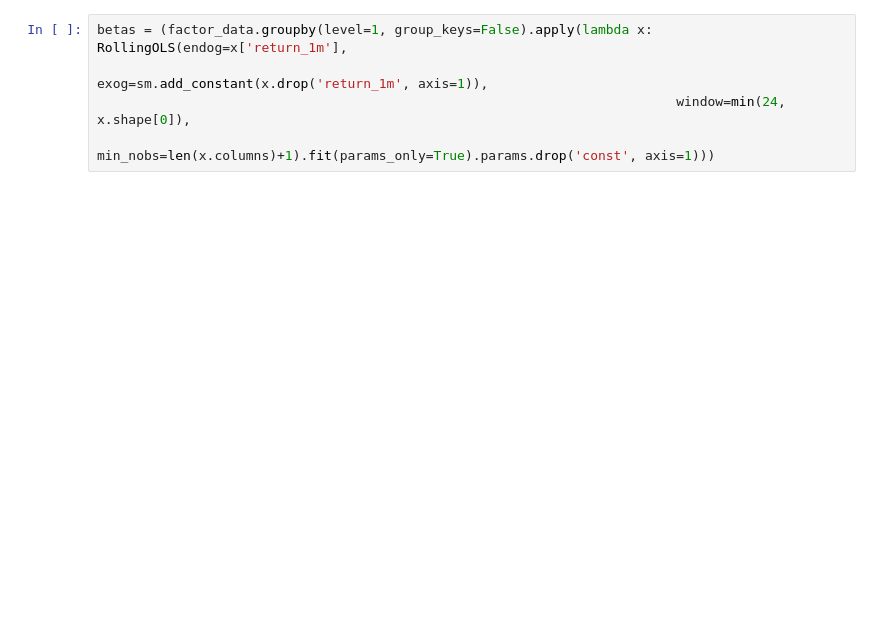
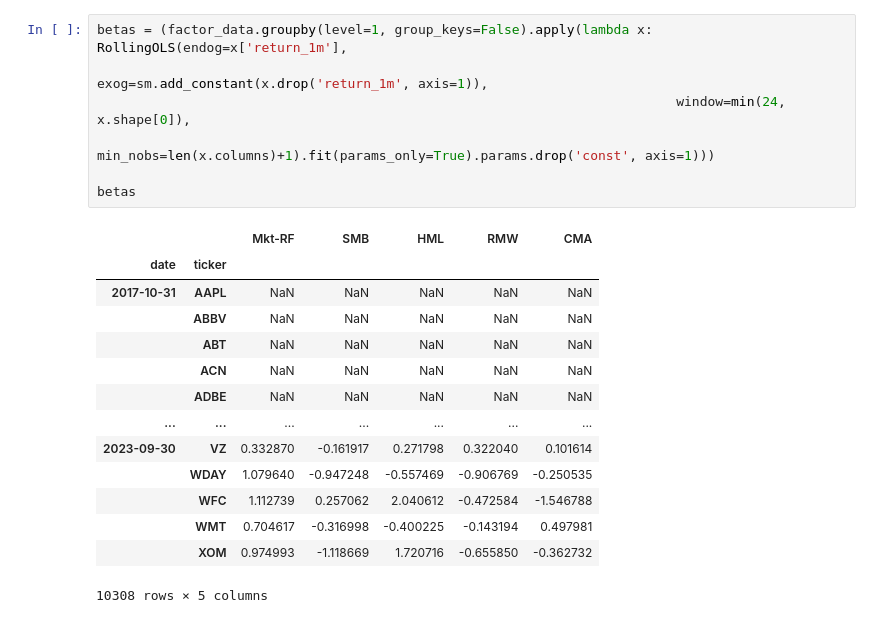
Before and after one commit to endemi/Personal-projects, a Jupyter notebook: ML for trading/Algorithim_trading.ipynb, the cells around one changed output. Saved outputs shown, nothing was run; the diff lists cells and outputs as text; blank space fills up the shorter version.

```diff
--- a/ML for trading/Algorithim_trading.ipynb
+++ b/ML for trading/Algorithim_trading.ipynb
@@ -280,8 +281,25 @@ factor_data
 # %%
 betas = (factor_data.groupby(level=1, group_keys=False).apply(lambda x: RollingOLS(endog=x['return_1m'],
                                                                           exog=sm.add_constant(x.drop('return_1m', axis=1)),
                                                                           window=min(24, x.shape[0]),
                                                                           min_nobs=len(x.columns)+1).fit(params_only=True).params.drop('const', axis=1)))
+
+betas
+# %% [output]
+|  |  | Mkt-RF | SMB | HML | RMW | CMA |
+| date | ticker |  |  |  |  |  |
+| 2017-10-31 | AAPL | NaN | NaN | NaN | NaN | NaN |
+|  | ABBV | NaN | NaN | NaN | NaN | NaN |
+|  | ABT | NaN | NaN | NaN | NaN | NaN |
+|  | ACN | NaN | NaN | NaN | NaN | NaN |
+|  | ADBE | NaN | NaN | NaN | NaN | NaN |
+| ... | ... | ... | ... | ... | ... | ... |
+| 2023-09-30 | VZ | 0.332870 | -0.161917 | 0.271798 | 0.322040 | 0.101614 |
+|  | WDAY | 1.079640 | -0.947248 | -0.557469 | -0.906769 | -0.250535 |
+|  | WFC | 1.112739 | 0.257062 | 2.040612 | -0.472584 | -1.546788 |
+|  | WMT | 0.704617 | -0.316998 | -0.400225 | -0.143194 | 0.497981 |
+|  | XOM | 0.974993 | -1.118669 | 1.720716 | -0.655850 | -0.362732 |
+10308 rows × 5 columns
 # %%
 data = (data.join(betas.groupby('ticker').shift()))
 
```
Also changed, not shown: parts of 8 cells of this notebook.
